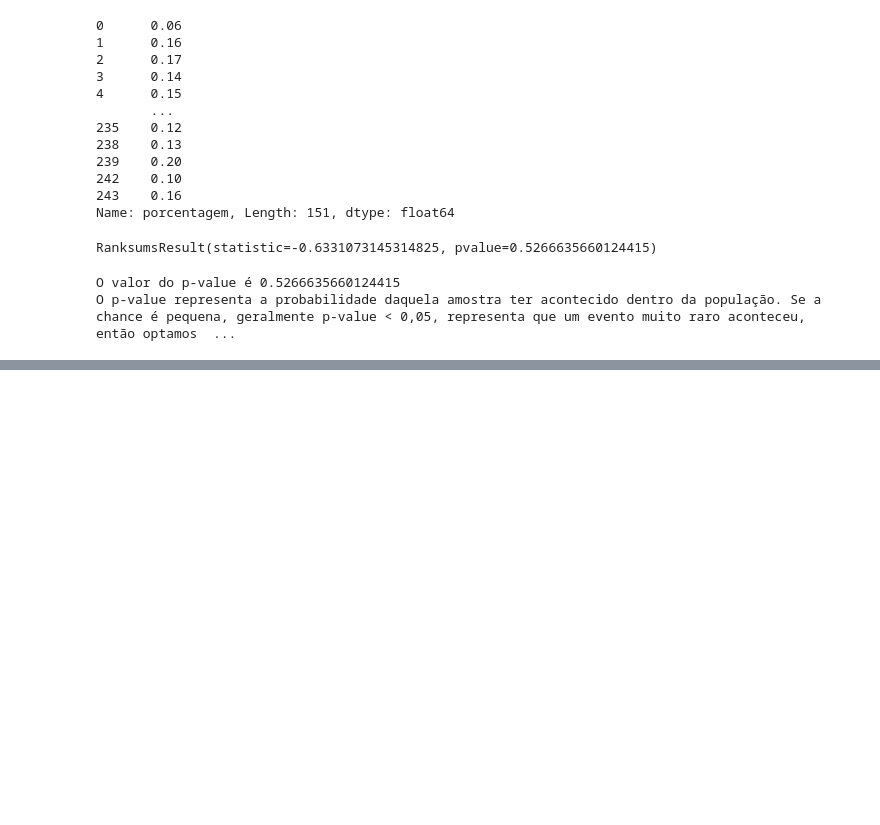
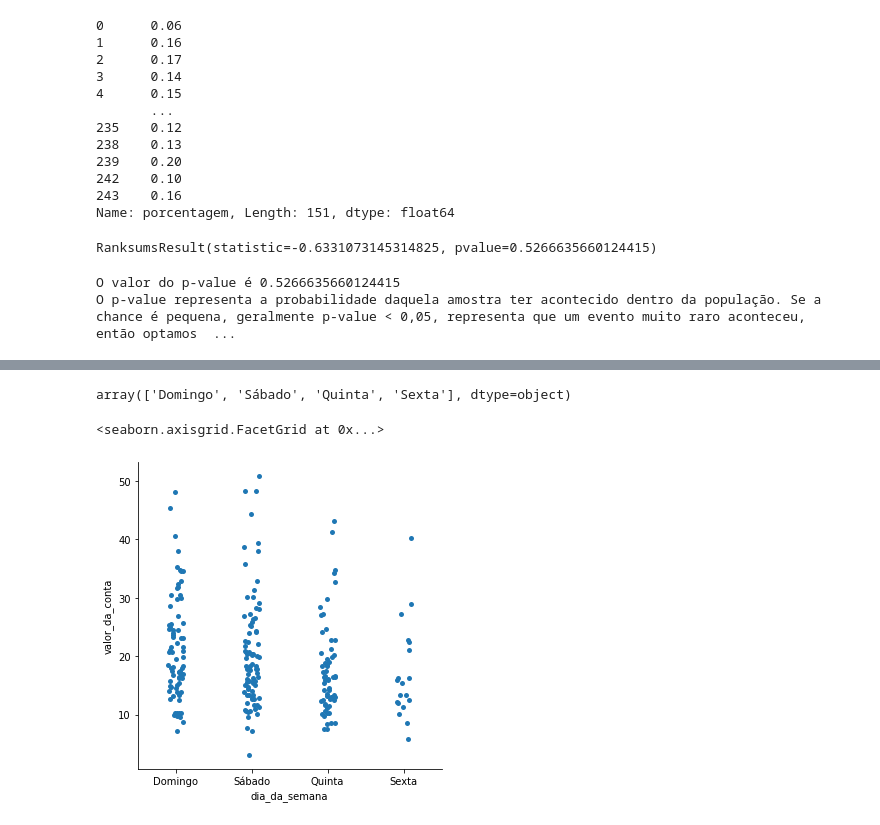
Before and after one commit to marceloicampos/alura-jupyter-python, a Jupyter notebook: aulas/EDA-Gorjetas.ipynb, the cells around one changed output, grey strips where cells are left out. Cells and saved outputs as stored; diff of their text form; code cells hidden in the pictures; blank space fills up the shorter version.

Commit message:
Dias da Semana e Gráfico

```diff
--- a/aulas/EDA-Gorjetas.ipynb
+++ b/aulas/EDA-Gorjetas.ipynb
@@ -526,0 +538,9 @@ O p-value representa a probabilidade daquela amostra ter acontecido dentro da po
+# %%
+gorjetas.dia_da_semana.unique()
+# %% [output]
+array(['Domingo', 'Sábado', 'Quinta', 'Sexta'], dtype=object)
+# %%
+sns.catplot(x='dia_da_semana', y='valor_da_conta', data=gorjetas)
+# %% [output]
+<seaborn.axisgrid.FacetGrid at 0x...>
+[figure, added]
```
Also changed, not shown: parts of 23 cells of this notebook.
